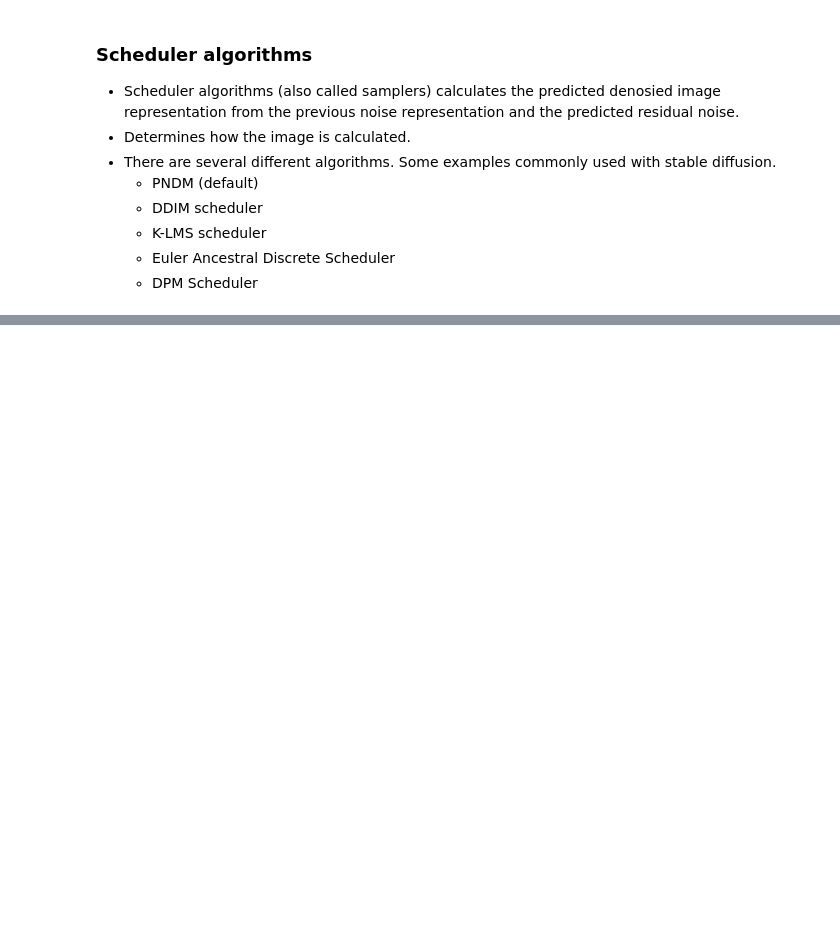
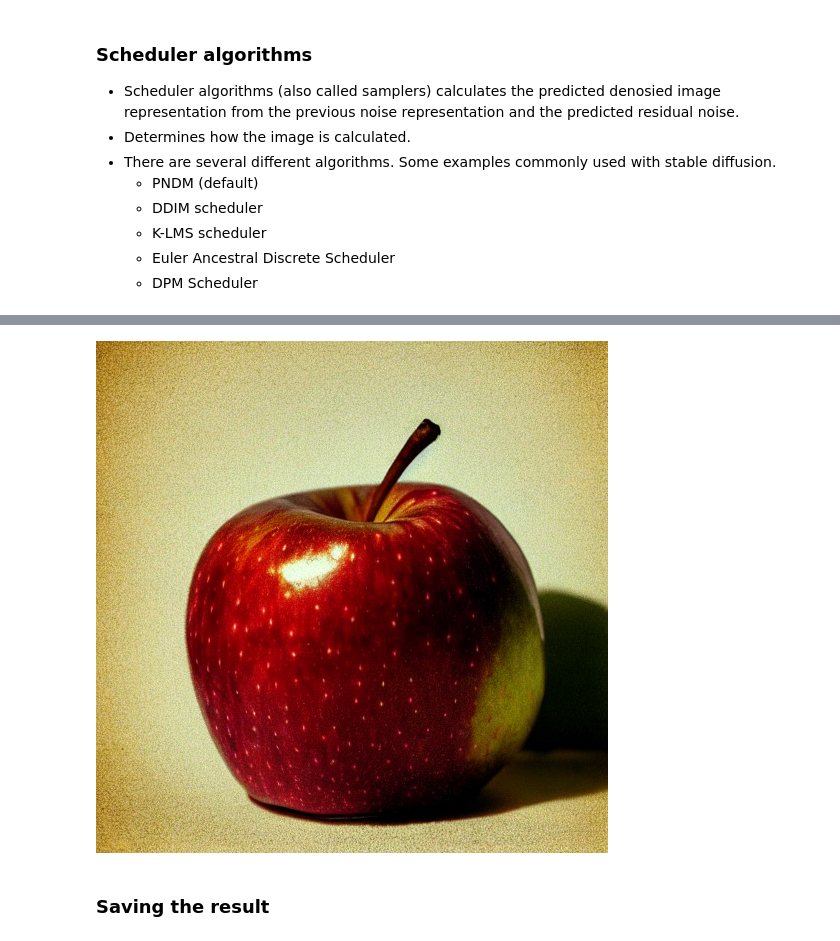
Before and after one commit to kimgeonhee317/stable-diffusion-lec-notes, a Jupyter notebook: notebook/lec_note.ipynb, the cells around one changed output, grey strips where cells are left out. Cells and saved outputs as stored; diff of their text form; code cells hidden in the pictures; blank space fills up the shorter version.

```diff
--- a/notebook/lec_note.ipynb
+++ b/notebook/lec_note.ipynb
@@ -65,0 +185,8 @@ Convolution blocks followed by maxpool/downsampling are applied to encode the in
+# %%
+prompt='photograph of an apple'
+img = pipe(prompt).images[0]
+img
+# %% [output]
+[figure, added]
+# %% [markdown]
+### Saving the result
```
Also changed, not shown: parts of 21 cells of this notebook.
